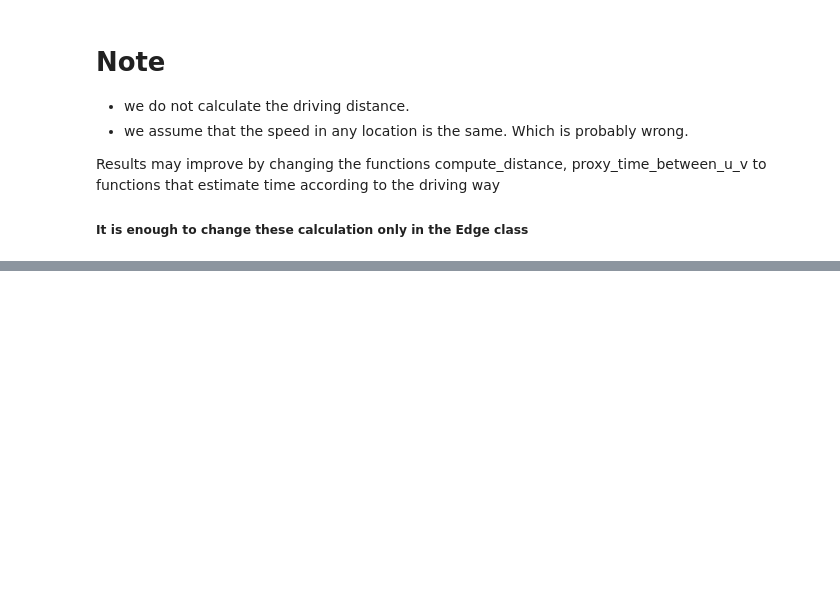
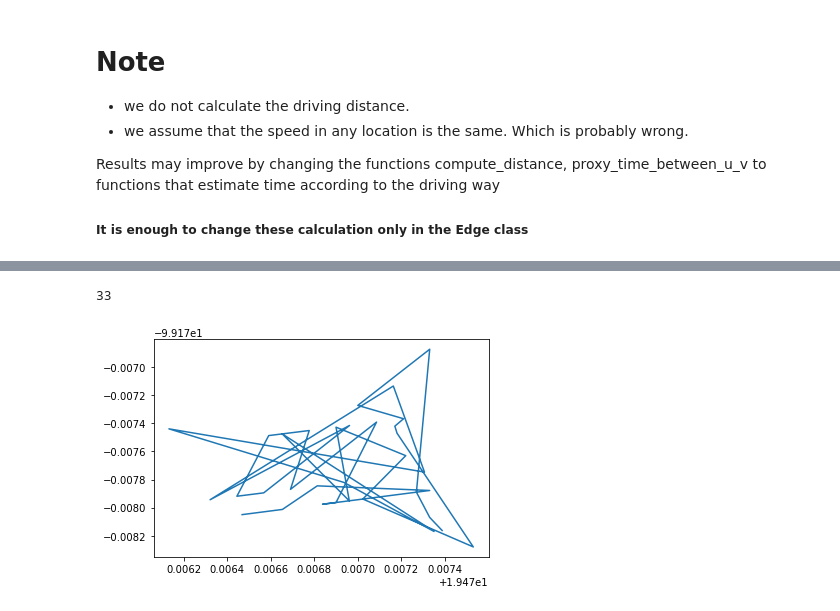
Before and after one commit to DanielFadlon/SalesForceProject, a Jupyter notebook: huristic_mTSp.ipynb, the cells around one changed output, grey strips where cells are left out. Saved outputs shown, nothing was run; the diff lists cells and outputs as text; code cells hidden in the pictures; blank space fills up the shorter version.

```diff
--- a/huristic_mTSp.ipynb
+++ b/huristic_mTSp.ipynb
@@ -71,8 +80,8 @@ class Edge:
         self.u = u
         self.v = v
         # Each vertex is incident to exactly two edges of the cycle, so we can define the weight of an edge as:
-        self.weight =  0.5 * (u.weight + v. weight) + self.proxy_time_between_u_v()
-
+        self.weight =   self.proxy_time_between_u_v()
+        # 0.5 * (u.weight + v. weight)
 
     def proxy_time_between_u_v(self, kmh=7):
         """
@@ -347,7 +364,8 @@ def average_hamilton_partition(G, number_of_resources):
     _ = improve_partition(Gs)
     Ca = max([G.size for G in Gs])
     new_Ca = Ca
-    while Ca == new_Ca:
+    count = 0
+    while count < 5:
         print(f'Ca = {Ca}')
         new_Gs = Gs.copy()
         _ = transfer_outliers(new_Gs, 1.005)
@@ -357,6 +375,8 @@ def average_hamilton_partition(G, number_of_resources):
         if Ca > new_Ca:
             Gs = new_Gs
             Ca = new_Ca
+        else:
+            count += 1
     return Gs
 # %%
 # 2-opt Algorithm adapted from https://en.wikipedia.org/wiki/2-opt
@@ -450,13 +470,15 @@ def plot_partition(Gs, title):
         plt.title(title)
 # %%
 # extract the relevant columns
-lat_lst = df['Latitude']
-lon_lst = df['Longitude']
-duration_lst = df['DurationInMinutes']
+lat_lst = df_unique['Latitude']
+lon_lst = df_unique['Longitude']
+# duration_lst = df_unique['DurationInMinutes']
 # %%
 # create the graph G
-number_of_jobs = df.shape[0]
-V = [Vertex(i, lat_lst[i], lon_lst[i], duration_lst[i]) for i in range(number_of_jobs)]
+number_of_jobs = df_unique.shape[0]
+V = []
+for idx, row in df_unique.iterrows():
+    V.append(Vertex(idx, lat_lst[idx], lon_lst[idx])) #, duration_lst[idx]))
 E = [Edge(V[i1], V[i2]) for i1 in range(number_of_jobs) for i2 in range(i1 + 1, number_of_jobs)]
 G = (V, E)
 # %%
@@ -494,5 +537,8 @@ for idx, G in enumerate(Gs):
 # %%
-i = 1
+i = 2
 lat, lon = Gs[i].get_jobs_location()
 plt.plot(lat, lon)
 print(len(Gs[i].V))
+# %% [output]
+33
+[figure, added]
```
Also changed, not shown: parts of 15 cells of this notebook, 8 other files.
